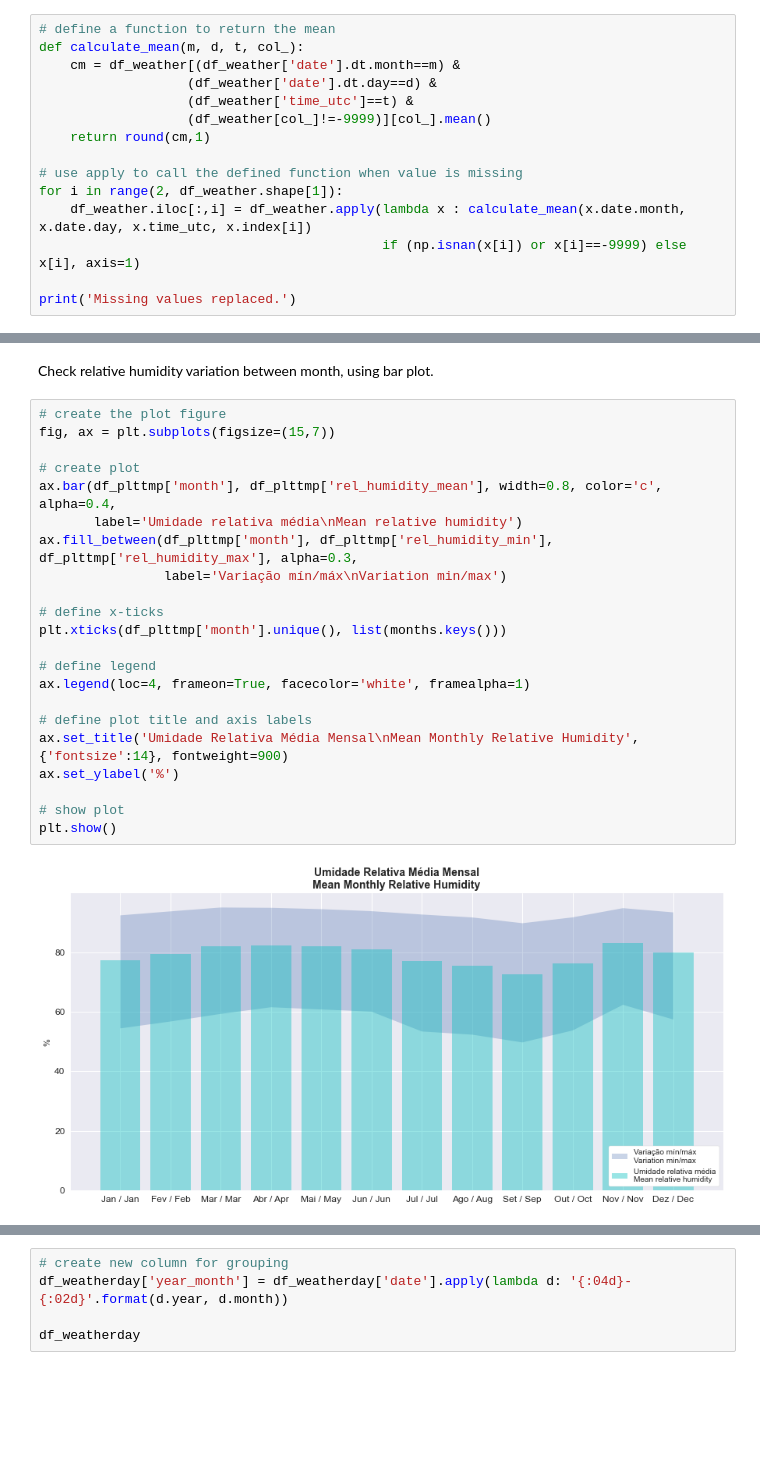
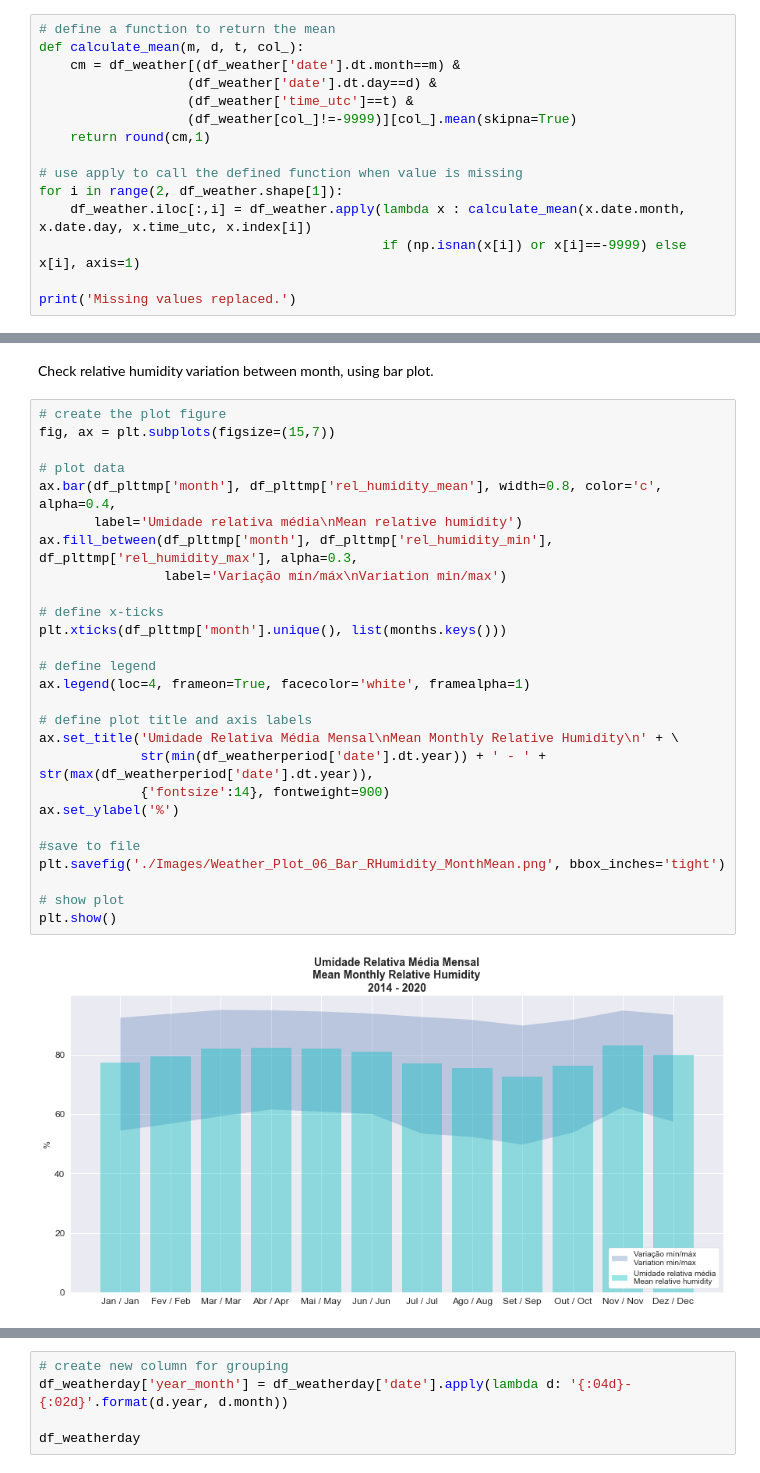
Before and after one commit to sjsilvabr/Utilities_Consumption, a Jupyter notebook: Weather_Notebook.ipynb, the cells around one changed output, grey strips where cells are left out. Saved outputs shown, nothing was run; the diff lists cells and outputs as text; blank space fills up the shorter version.

Commit message:
Code to export plot to file added, minor text enhancements.

```diff
--- a/Weather_Notebook.ipynb
+++ b/Weather_Notebook.ipynb
@@ -226,7 +231,7 @@ def calculate_mean(m, d, t, col_):
     cm = df_weather[(df_weather['date'].dt.month==m) &
                    (df_weather['date'].dt.day==d) &
                    (df_weather['time_utc']==t) &
-                   (df_weather[col_]!=-9999)][col_].mean()
+                   (df_weather[col_]!=-9999)][col_].mean(skipna=True)
     return round(cm,1)
 
 # use apply to call the defined function when value is missing
@@ -547,24 +571,29 @@ Check relative humidity variation between month, using bar plot.
 # %%
 # create the plot figure
 fig, ax = plt.subplots(figsize=(15,7))
 
-# create plot
+# plot data
 ax.bar(df_plttmp['month'], df_plttmp['rel_humidity_mean'], width=0.8, color='c', alpha=0.4,
        label='Umidade relativa média\nMean relative humidity')
 ax.fill_between(df_plttmp['month'], df_plttmp['rel_humidity_min'], df_plttmp['rel_humidity_max'], alpha=0.3,
                 label='Variação mín/máx\nVariation min/max')
 
 # define x-ticks
 plt.xticks(df_plttmp['month'].unique(), list(months.keys()))
 
 # define legend
 ax.legend(loc=4, frameon=True, facecolor='white', framealpha=1)
 
 # define plot title and axis labels
-ax.set_title('Umidade Relativa Média Mensal\nMean Monthly Relative Humidity', {'fontsize':14}, fontweight=900)
+ax.set_title('Umidade Relativa Média Mensal\nMean Monthly Relative Humidity\n' + \
+             str(min(df_weatherperiod['date'].dt.year)) + ' - ' + str(max(df_weatherperiod['date'].dt.year)),
+             {'fontsize':14}, fontweight=900)
 ax.set_ylabel('%')
+
+#save to file
+plt.savefig('./Images/Weather_Plot_06_Bar_RHumidity_MonthMean.png', bbox_inches='tight')
 
 # show plot
 plt.show()
 # %% [output]
-[figure, old version]
+[figure, new version]
```
Also changed, not shown: parts of 30 cells of this notebook, 2 other files.
